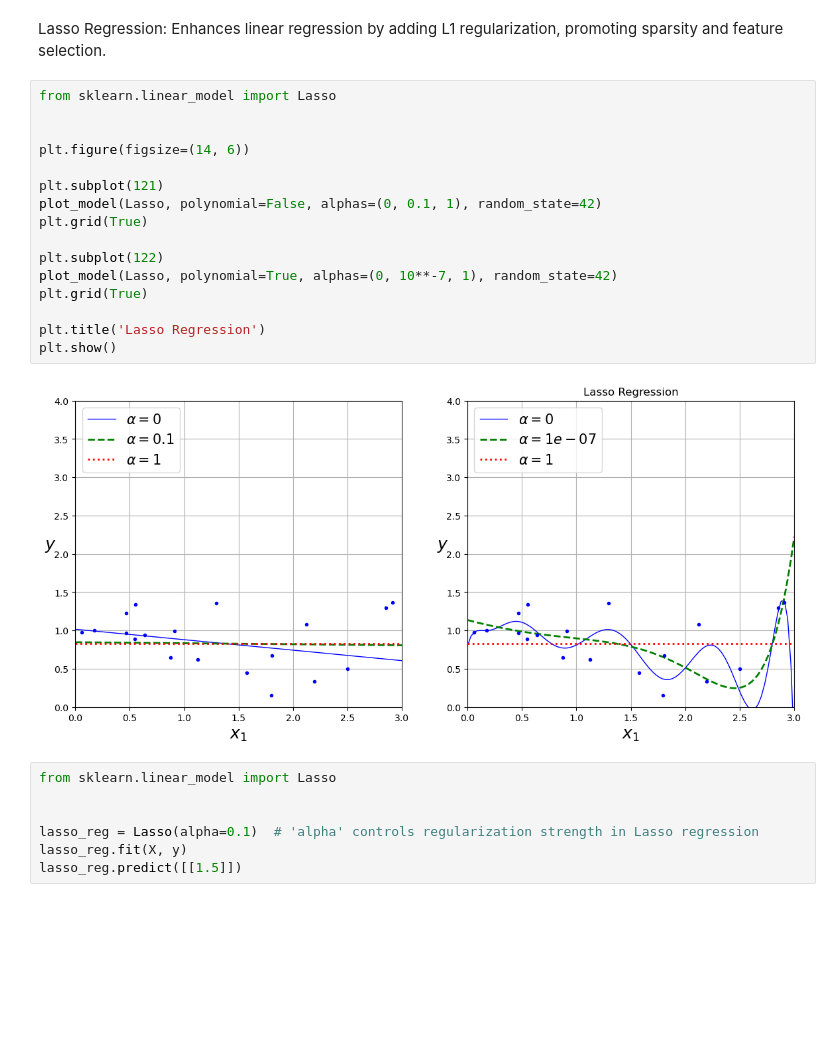
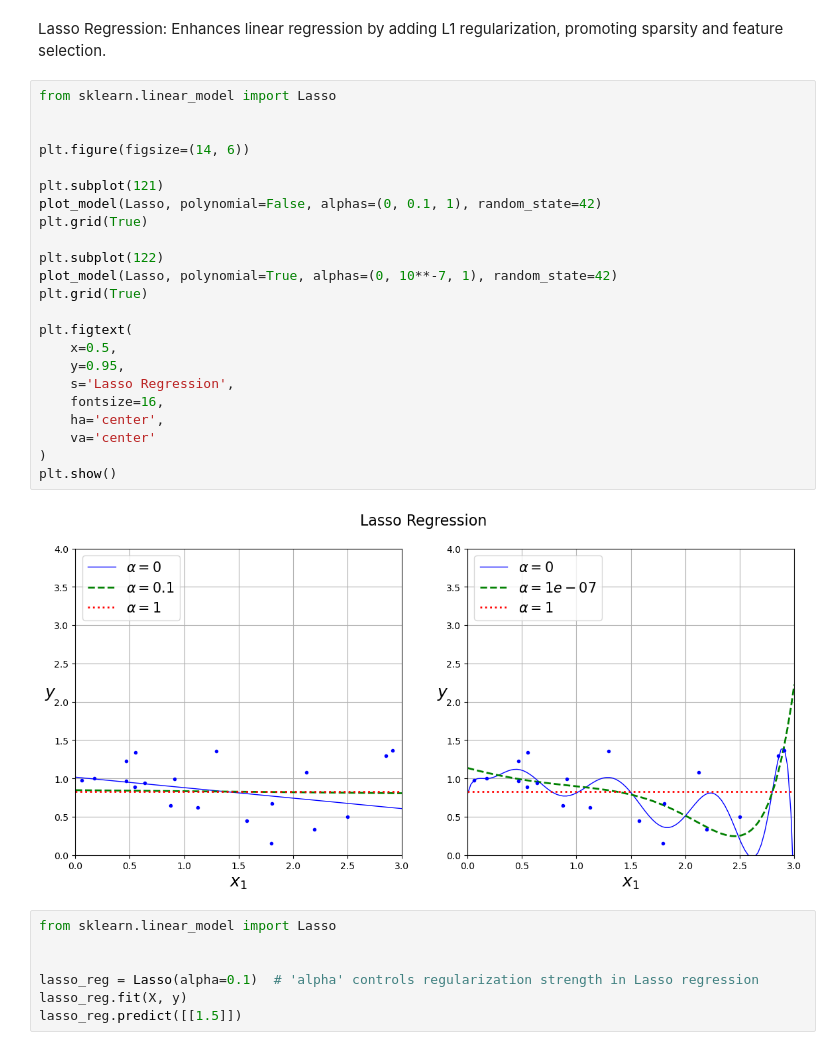
Before and after one commit to Ivan-Grigorev/Hands_On_ML, a Jupyter notebook: chapter_04.ipynb, the cells around one changed output. Saved outputs shown, nothing was run; the diff lists cells and outputs as text; blank space fills up the shorter version.

```diff
--- a/chapter_04.ipynb
+++ b/chapter_04.ipynb
@@ -573,21 +580,28 @@ Lasso Regression: Enhances linear regression by adding L1 regularization, promot
 # %%
 from sklearn.linear_model import Lasso
 
 
 plt.figure(figsize=(14, 6))
 
 plt.subplot(121)
 plot_model(Lasso, polynomial=False, alphas=(0, 0.1, 1), random_state=42)
 plt.grid(True)
 
 plt.subplot(122)
 plot_model(Lasso, polynomial=True, alphas=(0, 10**-7, 1), random_state=42)
 plt.grid(True)
 
-plt.title('Lasso Regression')
+plt.figtext(
+    x=0.5,
+    y=0.95,
+    s='Lasso Regression',
+    fontsize=16,
+    ha='center',
+    va='center'
+)
 plt.show()
 # %% [output]
-[figure, old version]
+[figure, new version]
 # %%
 from sklearn.linear_model import Lasso
 
```
Also changed, not shown: parts of 38 cells of this notebook.
